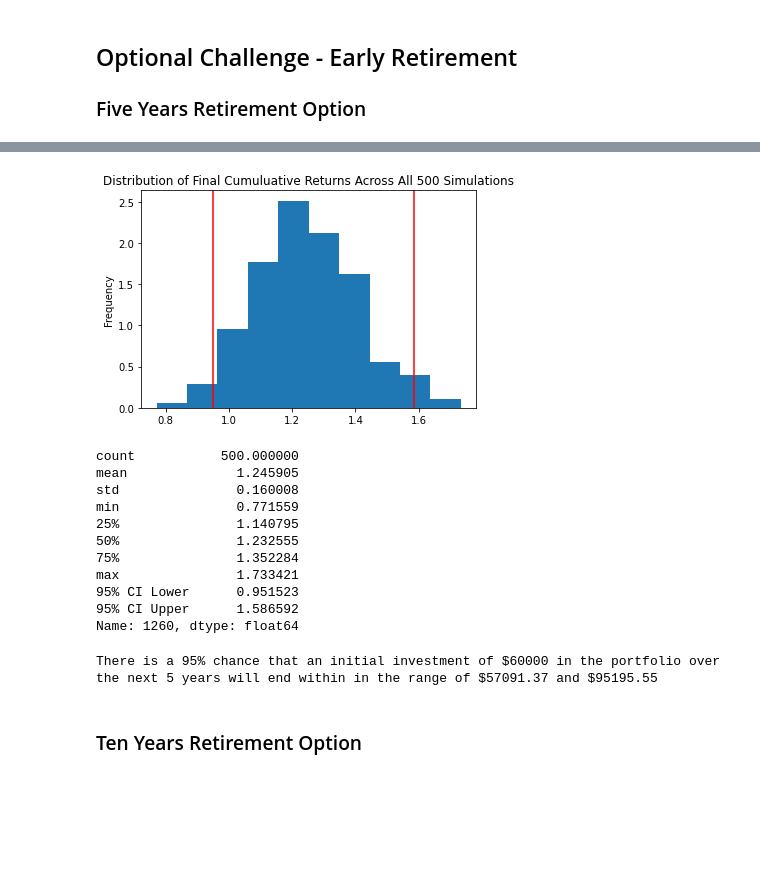
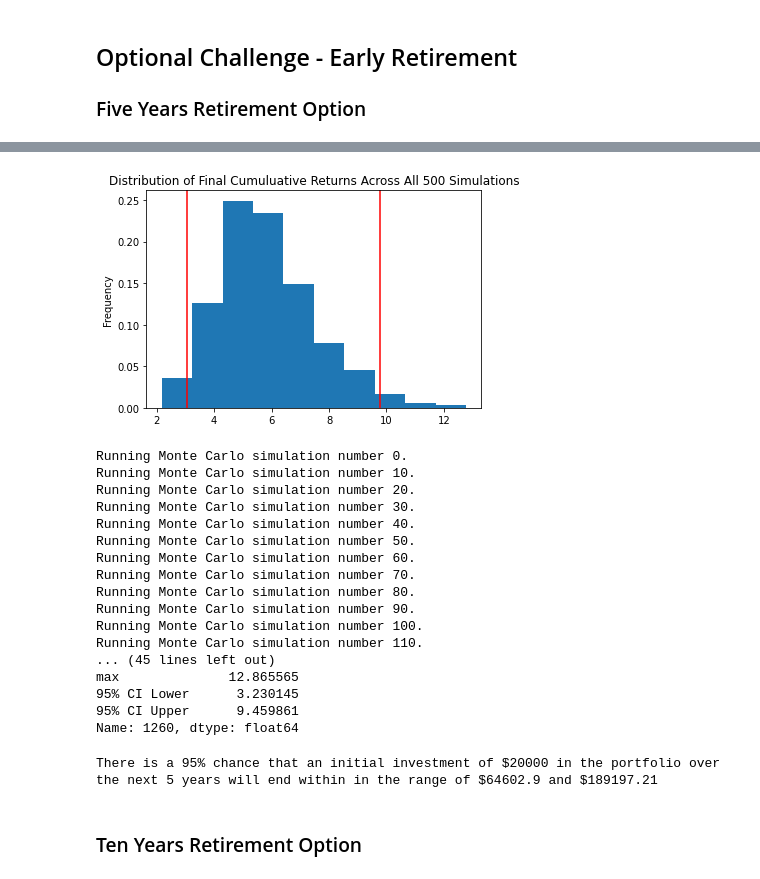
Before and after one commit to TribThapa/MyFinTechHomework, a Jupyter notebook: Week5_07062021/Assignment/financial-planner.ipynb, the cells around one changed output, grey strips where cells are left out. Saved outputs shown, nothing was run; the diff lists cells and outputs as text; code cells hidden in the pictures; blank space fills up the shorter version.

```diff
--- a/Week5_07062021/Assignment/financial-planner.ipynb
+++ b/Week5_07062021/Assignment/financial-planner.ipynb
@@ -56,0 +78,10 @@ my_spy = 50
+# %%
+# Set Alpaca API key and secret
+alpaca_key = os.getenv("ALPACA_KEY")
+alpaca_secret_key = os.getenv("ALPACA_SECRET_KEY")
+
+print(f"Your alpaca key is {alpaca_key}.")
+print(f"Your alpaca secret key is {alpaca_secret_key}.")
+
+# Create the Alpaca API object
+api = tradeapi.REST(alpaca_key, alpaca_secret_key, api_version="V2")
@@ -273,3 +374,13 @@ There is a 95% chance that an initial investment of $30000.0 in the portfolio ov
 
 
 ### Five Years Retirement Option
+# %%
+# Configuring a Monte Carlo simulation to forecast 5 years cumulative returns
+own_tickers_5y = ['CSL', 'ELD', 'IVV']
+
+start_date_own_5y = pd.Timestamp('2015-01-01', tz='America/New_York').isoformat()
+end_date_own_5y = pd.Timestamp('2021-01-01', tz='America/New_York').isoformat()
+
+own_5y_df = api.get_barset(own_tickers, timeframe='1D', start=start_date_own_5y, end=end_date_own_5y).df
+
+own_5y_df.head()
@@ -276 +396,3 @@ There is a 95% chance that an initial investment of $30000.0 in the portfolio ov
+# %%
+own_5y_MC = MCSimulation(portfolio_data=own_5y_df, weights=[0.4, 0.4, 0.2], num_simulation=500, num_trading_days=5*252)
 # %%
@@ -318,38 +439,48 @@ Running Monte Carlo simulation number 490.
 # %%
 # Plot probability distribution and confidence intervals
-# YOUR CODE HERE!
+own_5y_mc_dist = own_5y_MC.plot_distribution()
+
+own_5y_mc_dist.get_figure().savefig('own_5y_df_distplot.png', bbox_inches='tight')
 # %% [output]
-[figure, old version]
+[figure, new version]
 # %%
 # Fetch summary statistics from the Monte Carlo simulation results
-# YOUR CODE HERE!
+own_5y_df_summary = own_MC.summarize_cumulative_return()
 
 # Print summary statistics
-# YOUR CODE HERE!
+print(own_5y_df_summary)
 # %% [output]
-count           500.000000
-mean              1.245905
-std               0.160008
-min               0.771559
-25%               1.140795
-50%               1.232555
-75%               1.352284
-max               1.733421
-95% CI Lower      0.951523
-95% CI Upper      1.586592
+Running Monte Carlo simulation number 0.
+Running Monte Carlo simulation number 10.
+Running Monte Carlo simulation number 20.
+Running Monte Carlo simulation number 30.
+Running Monte Carlo simulation number 40.
+Running Monte Carlo simulation number 50.
+Running Monte Carlo simulation number 60.
+Running Monte Carlo simulation number 70.
+Running Monte Carlo simulation number 80.
+Running Monte Carlo simulation number 90.
+Running Monte Carlo simulation number 100.
+Running Monte Carlo simulation number 110.
+... (45 lines left out)
+max              12.865565
+95% CI Lower      3.230145
+95% CI Upper      9.459861
 Name: 1260, dtype: float64
 # %%
 # Set initial investment
-# YOUR CODE HERE!
+initial_5y_inv_own = 20000
 
 # Use the lower and upper `95%` confidence intervals to calculate the range of the possible outcomes of our $60,000
-# YOUR CODE HERE!
+ci_lower_five = round(own_5y_df_summary[8] * initial_5y_inv_own, 2)
+
+ci_upper_five = round(own_5y_df_summary[9] * initial_5y_inv_own, 2)
 
 # Print results
-print(f"There is a 95% chance that an initial investment of ${initial_investment} in the portfolio"
+print(f"There is a 95% chance that an initial investment of ${initial_5y_inv_own} in the portfolio"
       f" over the next 5 years will end within in the range of"
       f" ${ci_lower_five} and ${ci_upper_five}")
 # %% [output]
-There is a 95% chance that an initial investment of $60000 in the portfolio over the next 5 years will end within in the range of $57091.37 and $95195.55
+There is a 95% chance that an initial investment of $20000 in the portfolio over the next 5 years will end within in the range of $64602.9 and $189197.21
 # %% [markdown]
 ### Ten Years Retirement Option
```
Also changed, not shown: parts of 40 cells of this notebook, 7 other files.
